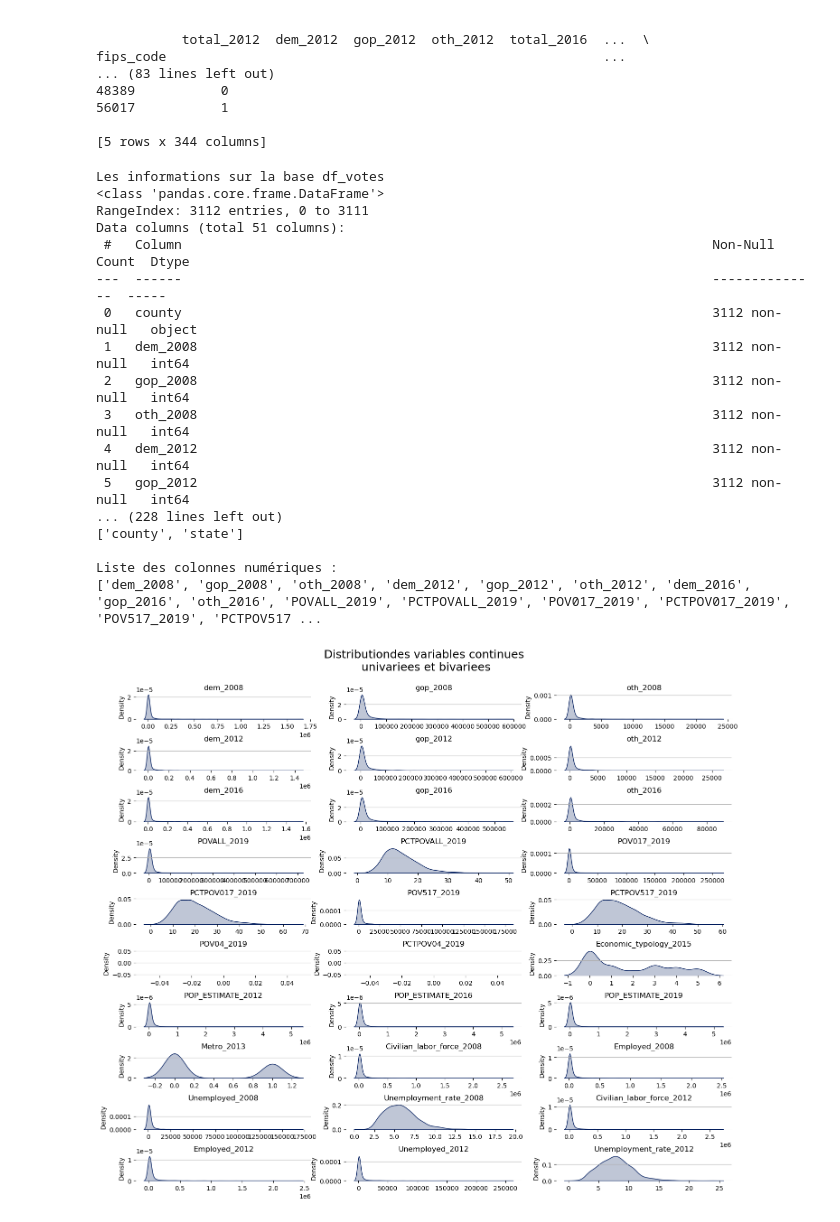
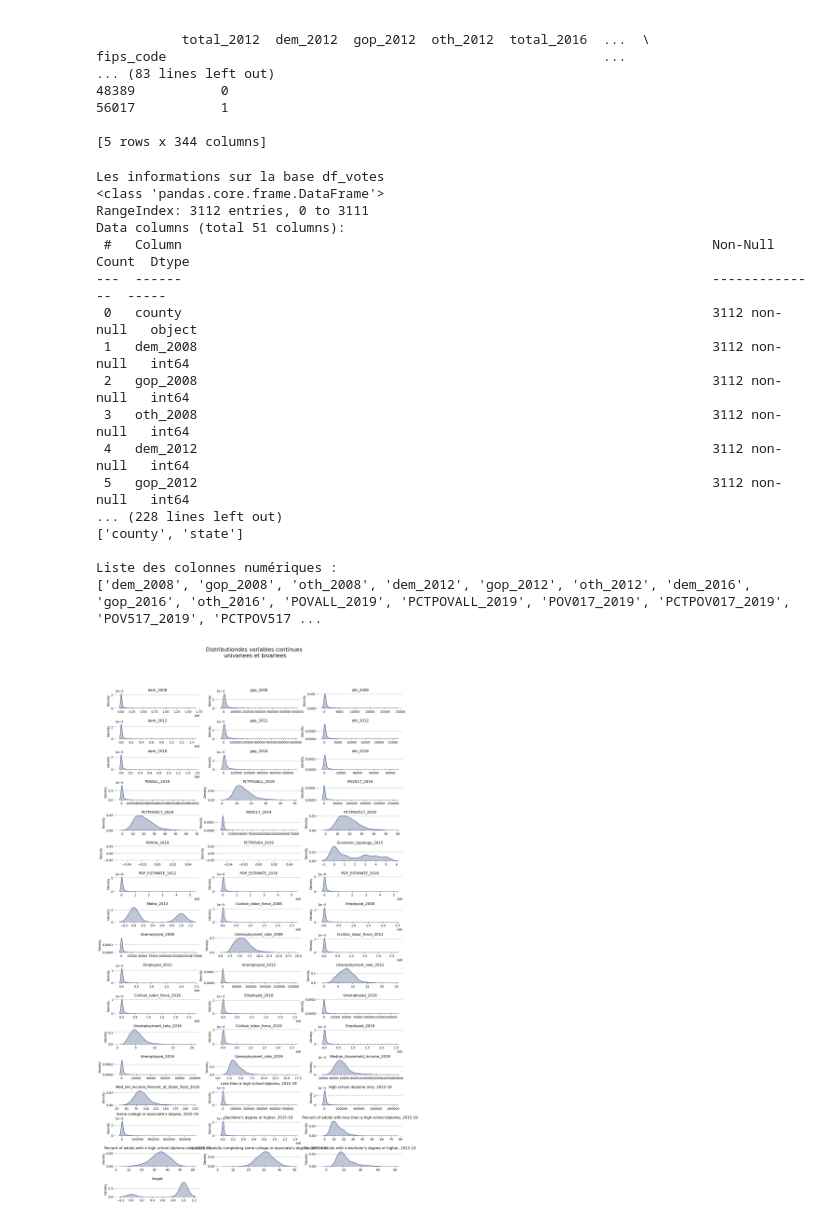
Before and after one commit to pmthioune/sda_projet_classification, a Jupyter notebook: SDA_Projet_Classification.ipynb, the cells around one changed output. Drawn from its saved outputs; the diff is of its cells as text; code cells hidden in the pictures.

```diff
--- a/SDA_Projet_Classification.ipynb
+++ b/SDA_Projet_Classification.ipynb
@@ -166,8 +168,6 @@ col_numericals = [col for col in train.columns if col not in col_categoricals]
 print(f"\nListe des colonnes catégorielles :\n{col_categoricals}")
 print(f"\nListe des colonnes numériques :\n{col_numericals}\n")
 
-col_numericals = col_numericals[:30]
-
 # On determine les couleurs pour les graphiques statistiques
 colors = ["#011C5D"]
 customPalette = sns.set_palette(sns.color_palette(colors))
@@ -178,7 +178,7 @@ temp=pd.melt(train[col_numericals].reset_index(), id_vars='index', value_vars=co
 ncols = 3
 nrows = len(col_numericals) // ncols + (len(col_numericals) % ncols > 0)
 
-plt.figure(figsize=(17, 14))
+plt.figure(figsize=(17, 30))
 plt.subplots_adjust(hspace=1)
 plt.suptitle("Distributiondes variables continues\n univariees et bivariees", fontsize=18, y=0.95)
 
@@ -186,31 +186,125 @@ for n, variable in enumerate(col_numericals):
     ax = plt.subplot(nrows, ncols, n + 1)
     sns.kdeplot(ax=ax, data=temp[temp['variable']==variable], legend=None, palette=customPalette, fill=True)
     ax.grid(which='major', axis='y')
     ax.spines['top'].set_visible(False)
     ax.spines['right'].set_visible(False)
     ax.spines['bottom'].set_visible(False)
     ax.spines['left'].set_visible(False)
     ax.set_title(variable, loc= 'center', fontsize=12)
 
 del(temp)
 sns.pairplot(data = train[col_numericals[-6:]].reset_index(drop=True), diag_kind = 'kde') # ici on a represente les 6 dernières variables numeriques
 plt.show()
+
+# On peut maintenant regarder la distribution de la variable state
+plt.figure(figsize=(17, 14))
+plt.subplots_adjust(hspace=0.5)
+plt.suptitle("Nombre de comptés par Etat", fontsize=18, y=0.95)
+temp=pd.melt(train[col_categoricals].reset_index(), id_vars='index', value_vars=col_categoricals).iloc[:,-2:].astype(str)
+temp2=pd.DataFrame(temp[temp['variable']=='state']['value'].value_counts(dropna=False)).reset_index().sort_values(by='value' , ascending=True)
+plt.barh(y= temp2['index'], width= temp2['value'], color='#D38F00')
+del(temp, temp2)
+plt.show()
+
+#---------------------------------------------------------------------------------------------------------------
+# Partie 2.5 : Traitement des outliers
+#---------------------------------------------------------------------------------------------------------------
+
+# Suppression temporaire des avertissements
+warnings.filterwarnings("ignore")
+
+# On affiche les boxplots des variables continues pour le traitement des outliers
+temp=pd.melt(train[col_numericals].reset_index(), id_vars='index', value_vars=col_numericals).iloc[:,-2:]
+
+ncols = 3
+nrows = len(col_numericals) // ncols + (len(col_numericals) % ncols > 0)
+
+plt.figure(figsize=(17, 30))
+plt.subplots_adjust(hspace=1)
+plt.suptitle("Boxplot des \nvariables continues", fontsize=18, y=0.95)
+
+for n, variable in enumerate(col_numericals):
+    ax = plt.subplot(nrows, ncols, n + 1)
+    sns.boxplot(ax=ax, data=temp[temp['variable']==variable], palette=customPalette, orient='h')
+    ax.grid(which='major', axis='y')
+    ax.spines['top'].set_visible(False)
+    ax.spines['right'].set_visible(False)
+    ax.spines['bottom'].set_visible(False)
+    ax.spines['left'].set_visible(False)
+    ax.set_title(variable, loc= 'center', fontsize=12)
+
+plt.show()
+
+# Fonction pour tronquer les outliers par la methode de l'interquartile
+def replace_outlier_IQR(df, column, verbose=True, floor=None, ceil=None) :
+    # 1er Quartile
+    Q1 = np.nanpercentile(df[column], 25)
+    # 3ème Quartile
+    Q3 = np.nanpercentile(df[column], 75)
+    # Inter-Quartile Range (IQR)
+    IQR = Q3 - Q1
+    # limites, basse & haute
+    outer_fence = IQR * 1.5
+    # On ajoute un plancher - Exemple pour le cas des variables qui ne peuvent être inférieure à 0
+    if floor != None :
+        outer_lower = floor
+    else :
+        outer_lower = Q1 - outer_fence
+    # On ajoute un plafond - Exemple pour le cas des variables qui ne peuvent excéder une certaines valeurs
+    if ceil != None :
+        outer_upper = ceil
+    else :
+        outer_upper = Q3 + outer_fence
+    if verbose :
+        print(f"\nTraitement des outliers - {column} :")
+        print(f"... les données < {outer_lower} sont tronquées à {math.ceil(outer_lower)}")
+        print(f"... les données > {outer_upper} sont tronquées à {math.floor(outer_upper)}")
+    # Remplace les données inférieur et supérieur à la limite
+    series = df[column].apply(lambda x: math.ceil(outer_lower) if x < outer_lower else (math.floor(outer_upper) if x > outer_upper else x))
+    return series
+
+# On applique la methode de l'interquartile sur la liste des variables suivantes
+col_outlier_iqr = ['Percent of adults with a high school diploma only, 2015-19', "Percent of adults completing some college or associate's degree, 2015-19"]
+for col in col_outlier_iqr:
+    train[col] = replace_outlier_IQR(train, col, floor=0) # on force la valeur minimale acceptable à 0 (sens métier)
+
+# Fonction pour tronquer les outliers sur des valeurs precises
+def replace_outlier(df, column, verbose=True, floor=None, ceil=None) :
+    if verbose :
+        print(f"\nTraitement des outliers - {column} :")
+        if floor != None :
+            print(f"... les données < {floor} sont tronquées à {floor}")
+        if ceil != None :
+            print(f"... les données > {ceil} sont tronquées à {ceil}")
+    # Remplace les donnees inferieur et superieur a la limite
+    if floor != None :
+        series = df[column].apply(lambda x: floor if x < floor else x)
+    if ceil != None :
+        series = df[column].apply(lambda x: ceil if x > ceil else x)
+    return series
+
+# On tronque les outliers sur des valeurs precises pour les variables 'puiss_admin_98','puiss_max','conso_urb','conso_exurb','conso_mixte','co_typ_1','nb_cheveaux', 'cylindree'
+col_outlier_val = [col for col in col_numericals if col not in col_outlier_iqr]
+ceils =[]
+for col in col_outlier_val:
+    #train[col] = replace_outlier(train, col ,ceil=ceils[col_outliers.index(col)])
+    None
 # %% [output]
 Les informations sur la base df_votes
 <class 'pandas.core.frame.DataFrame'>
 RangeIndex: 3112 entries, 0 to 3111
 Data columns (total 51 columns):
  #   Column                                                                    Non-Null Count  Dtype
 ---  ------                                                                    --------------  -----
  0   county                                                                    3112 non-null   object
  1   dem_2008                                                                  3112 non-null   int64
  2   gop_2008                                                                  3112 non-null   int64
  3   oth_2008                                                                  3112 non-null   int64
  4   dem_2012                                                                  3112 non-null   int64
  5   gop_2012                                                                  3112 non-null   int64
 ... (228 lines left out)
 ['county', 'state']
 
 Liste des colonnes numériques :
 ['dem_2008', 'gop_2008', 'oth_2008', 'dem_2012', 'gop_2012', 'oth_2012', 'dem_2016', 'gop_2016', 'oth_2016', 'POVALL_2019', 'PCTPOVALL_2019', 'POV017_2019', 'PCTPOV017_2019', 'POV517_2019', 'PCTPOV517 ...
-[figure, old version]
+[figure, new version]
```
Also changed, not shown: parts of 3 cells of this notebook.
